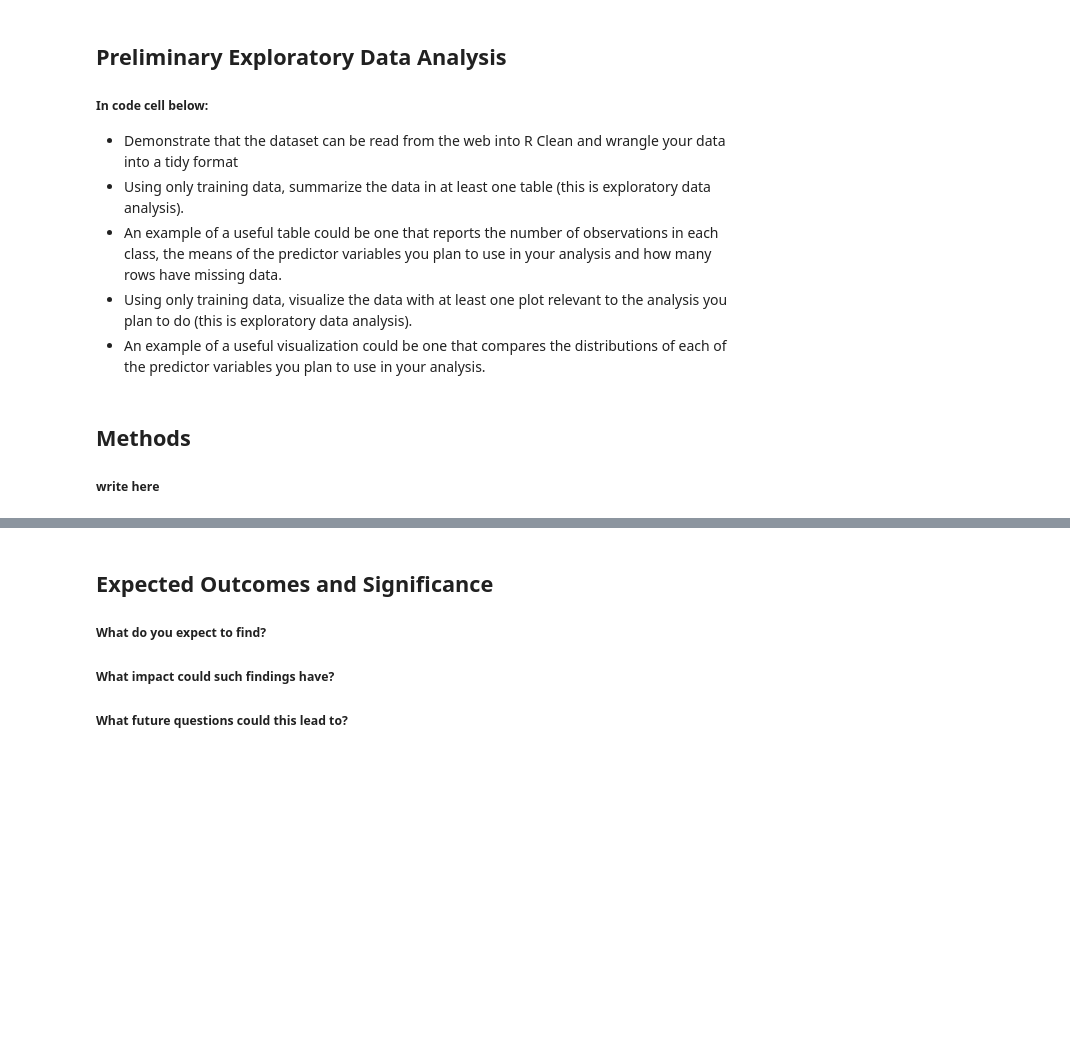
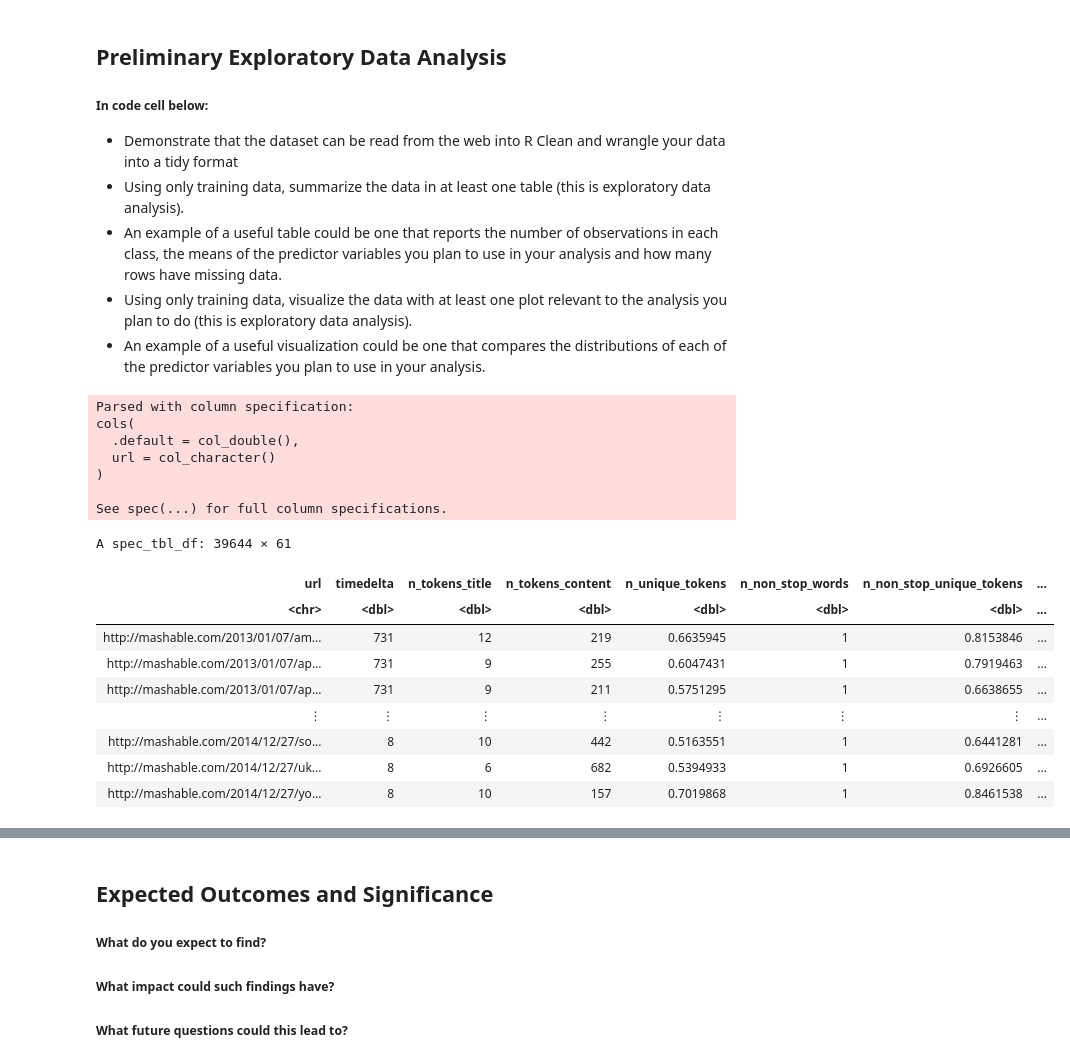
Before and after one commit to mahdiheydar/DSCI100Project, a Jupyter notebook: Proposal.ipynb, the cells around one changed output, grey strips where cells are left out. Saved outputs shown, nothing was run; the diff lists cells and outputs as text; code cells hidden in the pictures; blank space fills up the shorter version.

```diff
--- a/Proposal.ipynb
+++ b/Proposal.ipynb
@@ -31,4 +48,36 @@ hello
-# %% [markdown]
-## Methods
-
-##### write here
+# %%
+# online URL for data
+url <- 'https://archive.ics.uci.edu/ml/machine-learning-databases/00332/OnlineNewsPopularity.zip'
+
+# creating temporary file to store zip file
+temp <- tempfile()
+download.file(url, temp)
+
+# unzipping and reading in the csv file of interest
+news_data <- read_csv(unz(temp, 'OnlineNewsPopularity/OnlineNewsPopularity.csv'))
+
+# saving data table to the data file created
+write_csv(news_data, 'data/news_data.csv', col_names=TRUE)
+
+# unlinking files from temporary file created earlier
+unlink(temp)
+
+news_data
+# %% [output]
+Parsed with column specification:
+cols(
+  .default = col_double(),
+  url = col_character()
+)
+
+See spec(...) for full column specifications.
+A spec_tbl_df: 39644 × 61
+| url | timedelta | n_tokens_title | n_tokens_content | n_unique_tokens | n_non_stop_words | n_non_stop_unique_tokens | ... |
+| <chr> | <dbl> | <dbl> | <dbl> | <dbl> | <dbl> | <dbl> | ... |
+| http://mashable.com/2013/01/07/am... | 731 | 12 | 219 | 0.6635945 | 1 | 0.8153846 | ... |
+| http://mashable.com/2013/01/07/ap... | 731 | 9 | 255 | 0.6047431 | 1 | 0.7919463 | ... |
+| http://mashable.com/2013/01/07/ap... | 731 | 9 | 211 | 0.5751295 | 1 | 0.6638655 | ... |
+| ⋮ | ⋮ | ⋮ | ⋮ | ⋮ | ⋮ | ⋮ | ... |
+| http://mashable.com/2014/12/27/so... | 8 | 10 | 442 | 0.5163551 | 1 | 0.6441281 | ... |
+| http://mashable.com/2014/12/27/uk... | 8 | 6 | 682 | 0.5394933 | 1 | 0.6926605 | ... |
+| http://mashable.com/2014/12/27/yo... | 8 | 10 | 157 | 0.7019868 | 1 | 0.8461538 | ... |
```
Also changed, not shown: parts of 15 cells of this notebook, 2 other files.
